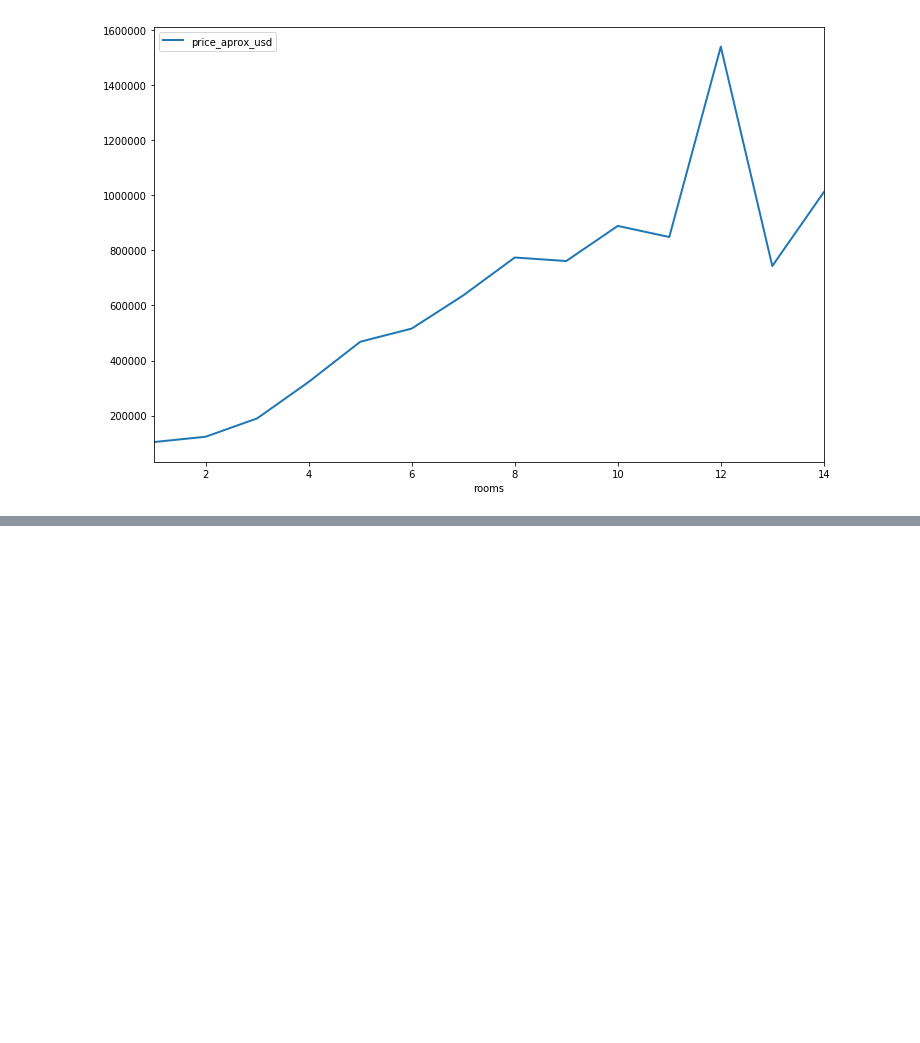
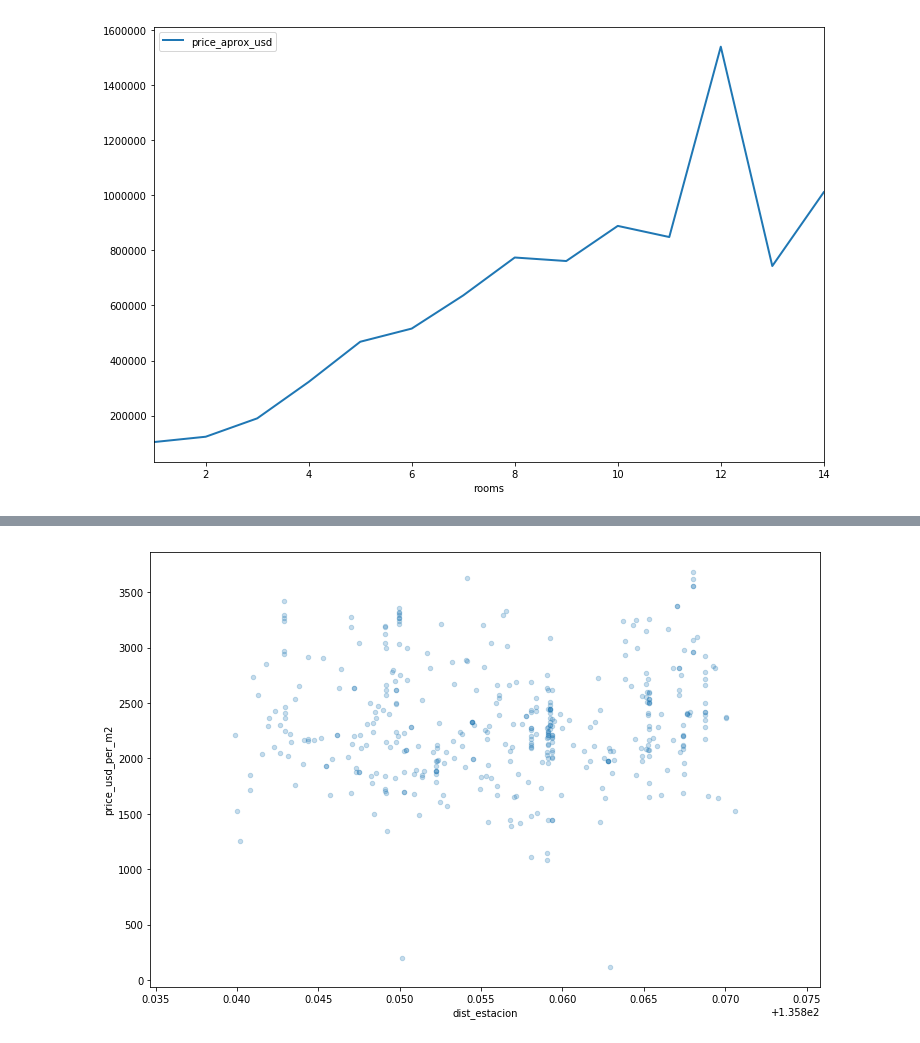
Before and after one commit to nicolaslongo/datos-TP1, a Jupyter notebook: Analisis2016.ipynb, the cells around one changed output, grey strips where cells are left out. Saved outputs shown, nothing was run; the diff lists cells and outputs as text; code cells hidden in the pictures; blank space fills up the shorter version.

```diff
--- a/Analisis2016.ipynb
+++ b/Analisis2016.ipynb
@@ -284,0 +365,4 @@ data.loc[data.rooms < 15, ['price_aprox_usd', 'rooms']].groupby('rooms').mean().
+# %%
+caballito.plot.scatter('dist_estacion','price_usd_per_m2',alpha=0.25,figsize=(12,8));
+# %% [output]
+[figure, added]
```
Also changed, not shown: parts of 20 cells of this notebook.
